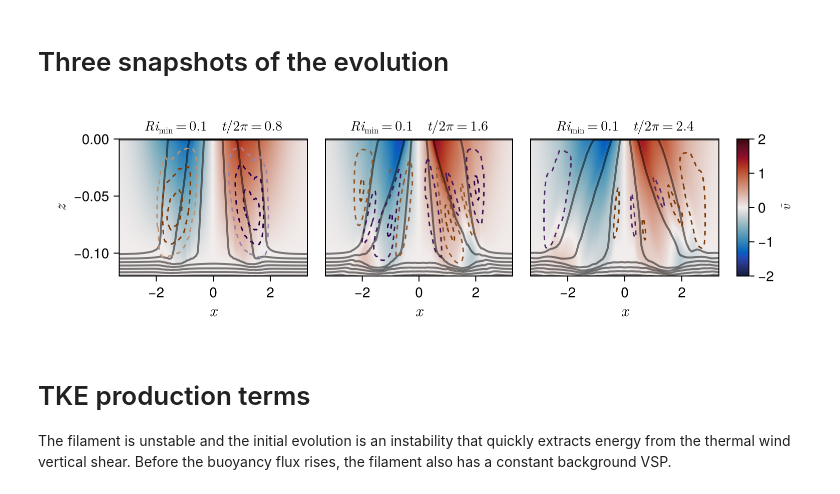
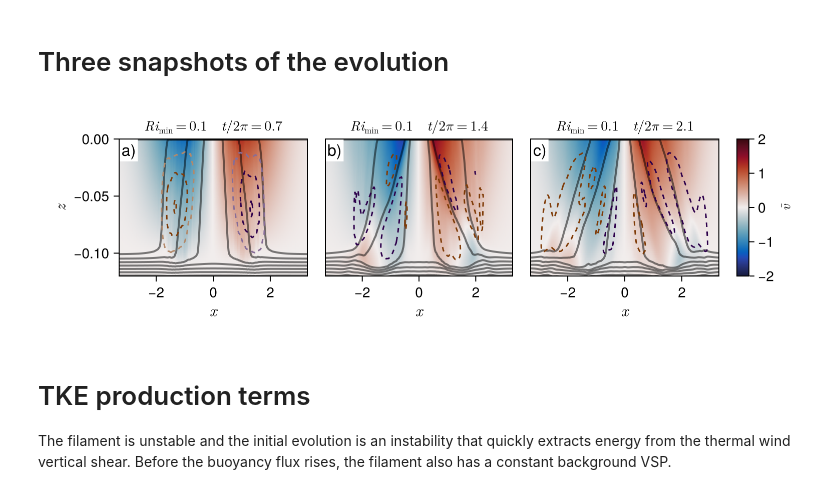
Before and after one commit to erin-atkinson/filament-instability, a Jupyter notebook: notebook/PaperFigures.ipynb, the cells around one changed output. Saved outputs shown, nothing was run; the diff lists cells and outputs as text; code cells hidden in the pictures.

```diff
--- a/notebook/PaperFigures.ipynb
+++ b/notebook/PaperFigures.ipynb
@@ -9,7 +11,18 @@ using CairoMakie.Colors
 # %%
-runnames = ["Ri000", "Ri010", "Ri020", "Ri030"]
+runnames = ["Ri000", "Ri010", "Ri020", "Ri030", "Ri050"]
 foldernames = map(runnames) do runname
     "../../../scratch/filament-instability/$runname"
 end
-runlabels = [L"0.00", L"0.10", L"0.20", L"0.30"]
+runlabels = [L"0.00", L"0.10", L"0.20", L"0.30", L"0.50"]
 legendtitle = L"Ri";
+b_levels = range(-300, -227, 12)
+ψ_levels = range(-0.0045, 0.0045, 6)
+ψ_colors = [
+    to_colormap(:PuOr)[end],
+    to_colormap(:PuOr)[end],
+    to_colormap(:PuOr)[end],
+    RGB(1, 1, 1),
+    to_colormap(:PuOr)[1],
+    to_colormap(:PuOr)[1],
+    to_colormap(:PuOr)[1]
+]
@@ -18,21 +40,11 @@ legendtitle = L"Ri";
 # %% [markdown]
 # Three snapshots of the evolution
 # %%
-b_levels = range(-300, -227, 12)
-ψ_levels = range(-0.0045, 0.0045, 6)
-ψ_colors = [
-    to_colormap(:PuOr)[end],
-    to_colormap(:PuOr)[end],
-    to_colormap(:PuOr)[end],
-    RGB(1, 1, 1),
-    to_colormap(:PuOr)[1],
-    to_colormap(:PuOr)[1],
-    to_colormap(:PuOr)[1]
-]
+
 
 fig = let
     foldername = foldernames[2]
-    times = [0.8, 1.6, 2.4] # t/2π
+    times = [0.7, 1.4, 2.1] # t/2π
     init_time, run_time, sp = jldopen("$foldername/parameters.jld2") do file
         file["parameters/init_time"], file["parameters/run_time"], file["parameters/simulation"]
     end
@@ -47,35 +59,48 @@ fig = let
         ψs = map(iteration->file["timeseries/ψ/$iteration"][:, 1, :], iterations)
         vs = map(no_offset_view, vs)
         bs = map(no_offset_view, bs)
         ψs = map(no_offset_view, ψs)
 
         # All of these fields are on Center, Nothing, Center
         xs = no_offset_view(file["grid/xᶜᵃᵃ"])
         zs = no_offset_view(file["grid/zᵃᵃᶜ"])
         xs, zs, vs, bs, ψs
     end
 
     fig = Figure(; size=(1000, 300)./1.3, fontsize=14)
     axis_kwargs = (; xlabel=L"x", ylabel=L"z", limits=(-3.3sp.L, 3.3sp.L, -1.2sp.H, 0), xlabelsize=16, ylabelsize=16)
     axs = map(enumerate(times)) do (i, t)
         Axis(fig[1, i]; axis_kwargs..., title=L"Ri_\text{min}=0.1\quad t/2\pi=%$(round(t; digits=1))")
     end
     cmax = maximum(maximum.(abs, vs))
     cmax=2
     hideydecorations!.(axs[2:end])
     hts = map(axs, vs, bs, ψs) do ax, v, b, ψ
         ht = heatmap!(ax, xs, zs, v, colormap=:balance, colorrange=(-cmax, cmax))
         contour!(ax, xs, zs, b; color=(:black, 0.5), levels=b_levels, linewidth=2)
         contour!(ax, xs, zs, ψ; colormap=ψ_colors, linestyle=:dash, levels=ψ_levels, linewidth=1.5)
         ht
     end
+    map(enumerate(times)) do (i, t)
+        gl = GridLayout(fig[1, i],
+                tellwidth = false,
+                tellheight = false,
+                halign = :left,
+                valign = :top,
+            )
+            Box(gl[1, 1], color = :white, strokecolor = :black, strokewidth = 0)
+            Label(gl[1, 1], ["a)", "b)", "c)"][i],
+                fontsize = 16,
+                padding = (2, 2, 2, 2),
+            )
+    end
     Colorbar(fig[1, 4], hts[1]; label=L"\overline{v}")
     fig
 end
-#save("../output/paper_figures/v_figure.png", fig; px_per_unit=2)
+save("../output/paper_figures/v_figure.png", fig; px_per_unit=2)
 fig
 # %% [output]
-[figure, old version]
+[figure, new version]
 # %% [markdown]
 # TKE production terms
 The filament is unstable and the initial evolution is an instability that quickly extracts energy from the thermal wind vertical shear. Before the buoyancy flux rises, the filament also has a constant background VSP.
```
Also changed, not shown: parts of 15 cells of this notebook, 3 other files.
